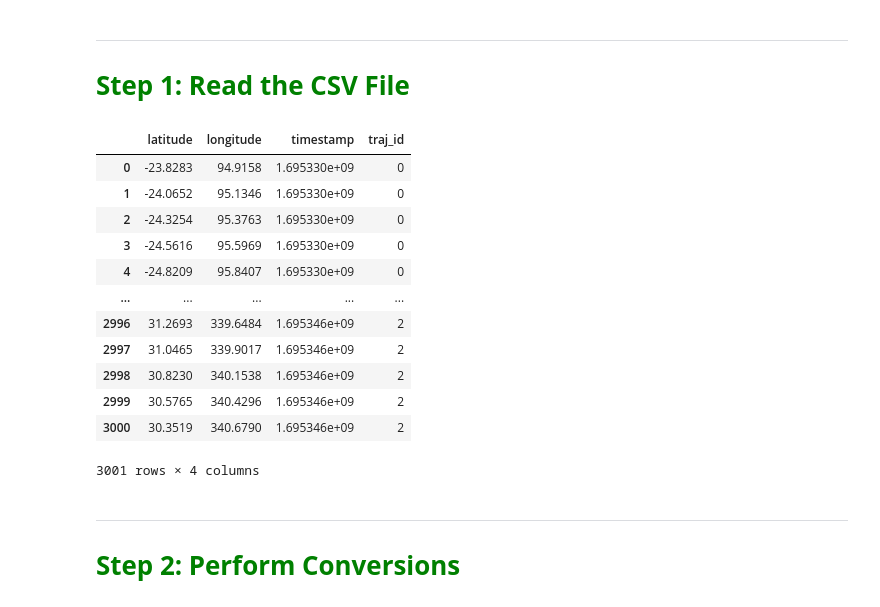
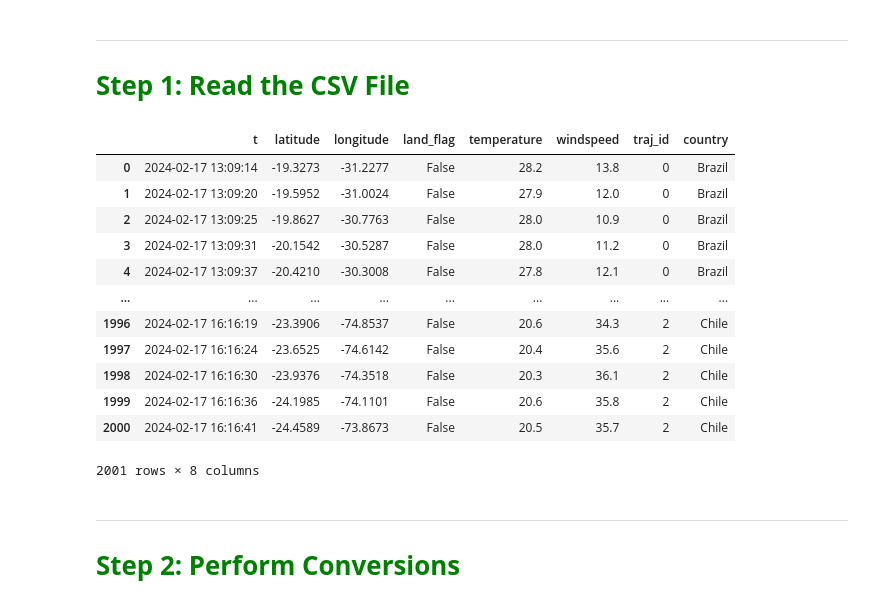
Before and after one commit to cindyy-chen/iss_movement, a Jupyter notebook: Jan_2024_Tracking_the_International_Space_Station_Project.ipynb, the cells around one changed output. Saved outputs shown, nothing was run; the diff lists cells and outputs as text; code cells hidden in the pictures.

```diff
--- a/Jan_2024_Tracking_the_International_Space_Station_Project.ipynb
+++ b/Jan_2024_Tracking_the_International_Space_Station_Project.ipynb
@@ -125,23 +121,23 @@ memory usage: 93.9 KB
 ---
 # **<font color='green'>Step 1: Read the CSV File</font>**
 # %%
-file_name = "https://raw.githubusercontent.com/cindyy-chen/iss_movement/main/iss_timeseries_trajectories_20230921_165844.csv"
+file_name = "https://raw.githubusercontent.com/cindyy-chen/iss_movement/main/iss_timeseries_trajectories_20240217_130914.csv"
 df = pd.read_csv(file_name, sep=",")
 df
 # %% [output]
-|  | latitude | longitude | timestamp | traj_id |
-| 0 | -23.8283 | 94.9158 | 1.695330e+09 | 0 |
-| 1 | -24.0652 | 95.1346 | 1.695330e+09 | 0 |
-| 2 | -24.3254 | 95.3763 | 1.695330e+09 | 0 |
-| 3 | -24.5616 | 95.5969 | 1.695330e+09 | 0 |
-| 4 | -24.8209 | 95.8407 | 1.695330e+09 | 0 |
-| ... | ... | ... | ... | ... |
-| 2996 | 31.2693 | 339.6484 | 1.695346e+09 | 2 |
-| 2997 | 31.0465 | 339.9017 | 1.695346e+09 | 2 |
-| 2998 | 30.8230 | 340.1538 | 1.695346e+09 | 2 |
-| 2999 | 30.5765 | 340.4296 | 1.695346e+09 | 2 |
-| 3000 | 30.3519 | 340.6790 | 1.695346e+09 | 2 |
+|  | t | latitude | longitude | land_flag | temperature | windspeed | traj_id | country |
+| 0 | 2024-02-17 13:09:14 | -19.3273 | -31.2277 | False | 28.2 | 13.8 | 0 | Brazil |
+| 1 | 2024-02-17 13:09:20 | -19.5952 | -31.0024 | False | 27.9 | 12.0 | 0 | Brazil |
+| 2 | 2024-02-17 13:09:25 | -19.8627 | -30.7763 | False | 28.0 | 10.9 | 0 | Brazil |
+| 3 | 2024-02-17 13:09:31 | -20.1542 | -30.5287 | False | 28.0 | 11.2 | 0 | Brazil |
+| 4 | 2024-02-17 13:09:37 | -20.4210 | -30.3008 | False | 27.8 | 12.1 | 0 | Brazil |
+| ... | ... | ... | ... | ... | ... | ... | ... | ... |
+| 1996 | 2024-02-17 16:16:19 | -23.3906 | -74.8537 | False | 20.6 | 34.3 | 2 | Chile |
+| 1997 | 2024-02-17 16:16:24 | -23.6525 | -74.6142 | False | 20.4 | 35.6 | 2 | Chile |
+| 1998 | 2024-02-17 16:16:30 | -23.9376 | -74.3518 | False | 20.3 | 36.1 | 2 | Chile |
+| 1999 | 2024-02-17 16:16:36 | -24.1985 | -74.1101 | False | 20.6 | 35.8 | 2 | Chile |
+| 2000 | 2024-02-17 16:16:41 | -24.4589 | -73.8673 | False | 20.5 | 35.7 | 2 | Chile |
-3001 rows × 4 columns
+2001 rows × 8 columns
 # %%
 # from google.colab import drive
 # drive.mount('/content/drive')
```
Also changed, not shown: parts of 23 cells of this notebook.
